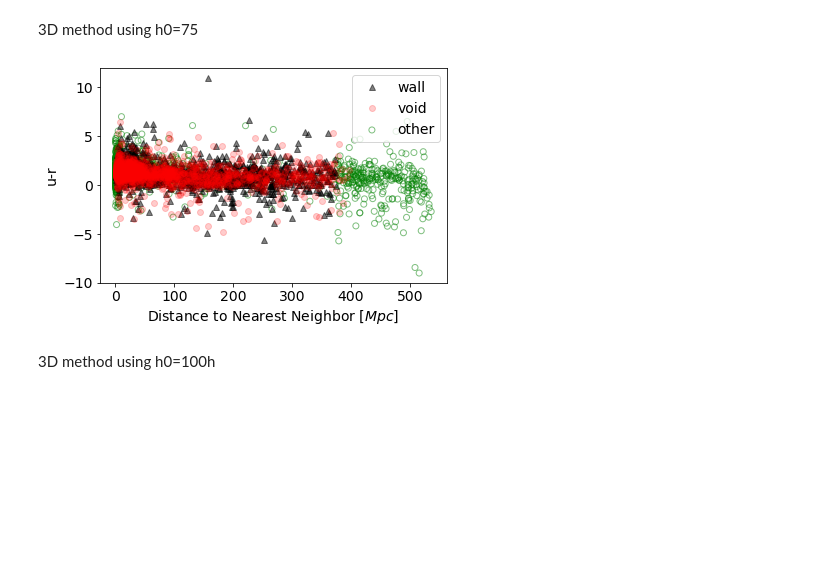
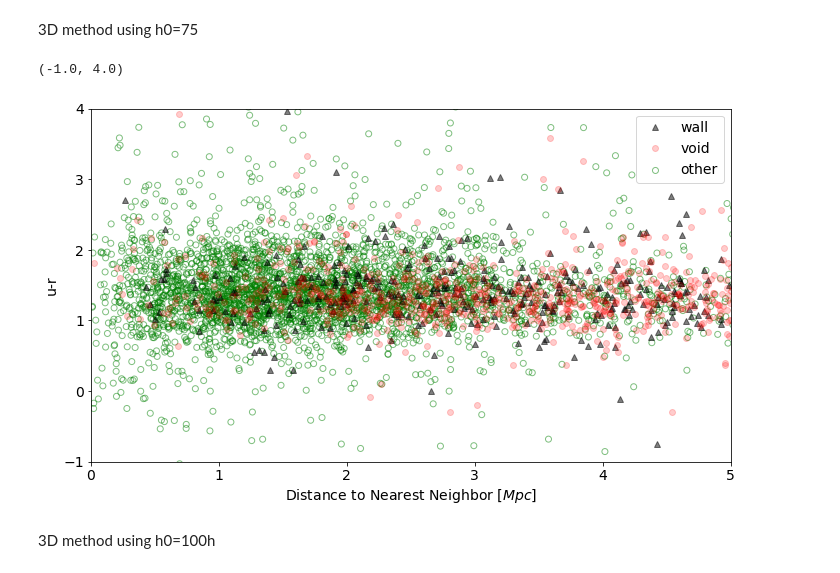
Before and after one commit to kadglass/SmallScale, a Jupyter notebook: galaxy_groups.ipynb, the cells around one changed output. Saved outputs shown, nothing was run; the diff lists cells and outputs as text; code cells hidden in the pictures; blank space fills up the shorter version.

```diff
--- a/galaxy_groups.ipynb
+++ b/galaxy_groups.ipynb
@@ -322,8 +442,8 @@ for i in range(len(dwarf_table)):
 
     #galaxy positions to calcuate their separation
     dwarf_pos = SkyCoord(ra=dwarf_table['RA'][i]*u.degree, dec=dwarf_table['DEC'][i]*u.degree, distance=dwarf_r)
-    group_pos = SkyCoord(ra=groups_Rg['GLON']*u.degree,
-                            dec=groups_Rg['GLAT']*u.degree, distance=group_r)
+    group_pos = SkyCoord(l=groups_Rg['GLON']*u.degree,
+                            b=groups_Rg['GLAT']*u.degree,frame='galactic', distance=group_r)
     group_sep_dist=group_pos.separation_3d(dwarf_pos)
 
 
@@ -344,0 +467,3 @@ for i in range(len(dwarf_table)):
+# %%
+mask = groups_Rg['Rg']<8     #removing objects that are not galaxies
+groups_Rg_2 = groups_Rg[mask]
@@ -371,8 +560,8 @@ for i in range(len(dwarf_table)):
 
     #galaxy positions to calcuate their separation
     dwarf_pos = SkyCoord(ra=dwarf_table['RA'][i]*u.degree, dec=dwarf_table['DEC'][i]*u.degree, distance=dwarf_r)
-    group_pos = SkyCoord(ra=groups['GLON']*u.degree,
-                            dec=groups['GLAT']*u.degree, distance=group_r)
+    group_pos = SkyCoord(l=groups['GLON']*u.degree,
+                            b=groups['GLAT']*u.degree, frame='galactic', distance=group_r)
     group_sep_dist=group_pos.separation_3d(dwarf_pos)
 
 
@@ -439,8 +628,8 @@ for i in range(len(dwarf_table)):
 
     #galaxy positions to calcuate their separation
     dwarf_pos = SkyCoord(ra=dwarf_table['RA'][i]*u.degree, dec=dwarf_table['DEC'][i]*u.degree, distance=dwarf_r)
-    group_pos = SkyCoord(ra=groups_Rg['GLON']*u.degree,
-                            dec=groups_Rg['GLAT']*u.degree, distance=group_r)
+    group_pos = SkyCoord(l=groups_Rg['GLON']*u.degree,
+                            b=groups_Rg['GLAT']*u.degree, frame='galactic', distance=group_r)
     group_sep_dist=group_pos.separation_3d(dwarf_pos)
 
 
@@ -546,22 +757,23 @@ Table length=1951
 # %%
 #3D method using h0=75
 
 dwarf_wall = dwarf_table['vflag_VF']==0
 dwarf_void = dwarf_table['vflag_VF']==1
 dwarf_other = ~(dwarf_wall | dwarf_void)
 
 plt.figure(tight_layout = True)
 plt.plot(dwarf_table['3D_group_dist'][dwarf_wall], dwarf_table['u_r'][dwarf_wall], "k^", alpha = 0.5, label = 'wall')
 plt.plot(dwarf_table['3D_group_dist'][dwarf_void], dwarf_table['u_r'][dwarf_void], "ro", alpha = 0.2, label = 'void')
 plt.scatter(dwarf_table['3D_group_dist'][dwarf_other], dwarf_table['u_r'][dwarf_other], facecolors='none',
             edgecolors='g', alpha = 0.5, label = 'other')
 plt.legend()
 plt.xlabel('Distance to Nearest Neighbor [$Mpc]$')
 plt.ylabel('u-r');
-#plt.xlim(0, 2)
-#plt.ylim(0,3)
+plt.xlim(0, 5)
+plt.ylim(-1,4)
 # %% [output]
+(-1.0, 4.0)
-[figure, old version]
+[figure, new version]
 # %% [markdown]
 3D method using h0=100h
 # %%
```
Also changed, not shown: parts of 34 cells of this notebook, 1 other file.
